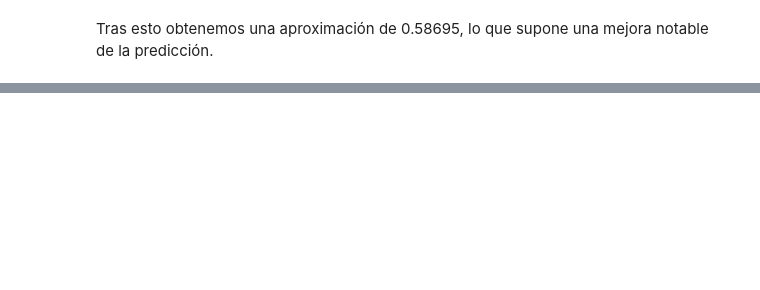
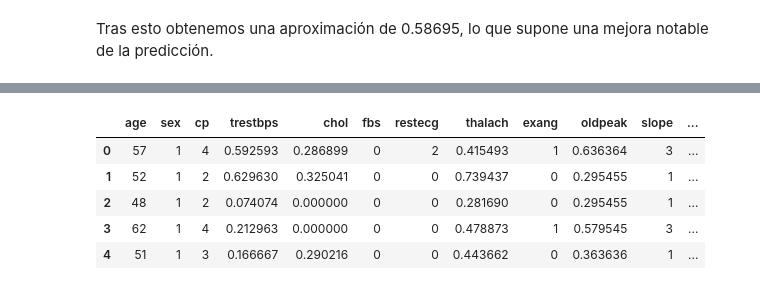
Before and after one commit to andrescervera/DATA-PROJECT-III, a Jupyter notebook: DATA_PROJECT_3.ipynb, the cells around one changed output, grey strips where cells are left out. Cells and saved outputs as stored; diff of their text form; code cells hidden in the pictures; blank space fills up the shorter version.

```diff
--- a/DATA_PROJECT_3.ipynb
+++ b/DATA_PROJECT_3.ipynb
@@ -1087,7 +1089,6 @@ from sklearn.ensemble import RandomForestClassifier
 # Dividir los datos en características (X) y etiquetas (y) para entrenamiento y prueba
 X_train = df_train.drop('label', axis=1)
 y_train = df_train['label']
-X_test = df_test.drop('ID', axis=1)  # Eliminar la columna 'ID' del conjunto de datos de prueba
 
 # Inicializar el modelo de Bosques Aleatorios
 model = RandomForestClassifier()
@@ -1096,10 +1097,7 @@ model = RandomForestClassifier()
 model.fit(X_train, y_train)
 
 # Realizar predicciones en el dataset de prueba
-predictions = model.predict(X_test)
-
-# Crear una columna de ID secuencial para identificar cada registro en el dataset de prueba
-df_test['ID'] = range(len(df_test))
+predictions = model.predict(df_test)
 
 # Crear un DataFrame con las columnas 'ID' y 'label' predichas
-predicted_labels_df = pd.DataFrame({'ID': df_test['ID'], 'label': predictions})
+predicted_labels_df = pd.DataFrame({'ID': range(len(df_test)), 'label': predictions})
@@ -1118,0 +1347,9 @@ Tras esto obtenemos una aproximación de 0.58695, lo que supone una mejora notab
+# %%
+df_test.head()
+# %% [output]
+|  | age | sex | cp | trestbps | chol | fbs | restecg | thalach | exang | oldpeak | slope | ... |
+| 0 | 57 | 1 | 4 | 0.592593 | 0.286899 | 0 | 2 | 0.415493 | 1 | 0.636364 | 3 | ... |
+| 1 | 52 | 1 | 2 | 0.629630 | 0.325041 | 0 | 0 | 0.739437 | 0 | 0.295455 | 1 | ... |
+| 2 | 48 | 1 | 2 | 0.074074 | 0.000000 | 0 | 0 | 0.281690 | 0 | 0.295455 | 1 | ... |
+| 3 | 62 | 1 | 4 | 0.212963 | 0.000000 | 0 | 0 | 0.478873 | 1 | 0.579545 | 3 | ... |
+| 4 | 51 | 1 | 3 | 0.166667 | 0.290216 | 0 | 0 | 0.443662 | 0 | 0.363636 | 1 | ... |
```
Also changed, not shown: parts of 46 cells of this notebook, 2 other files.
